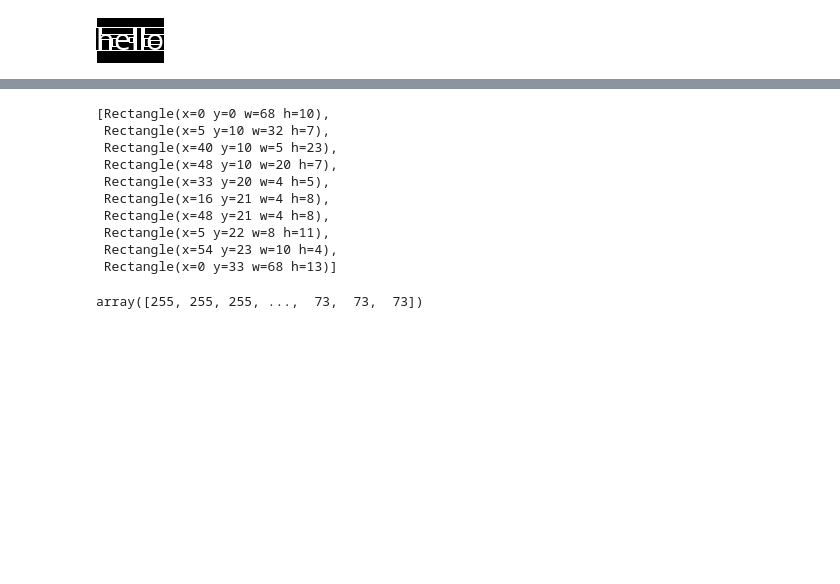
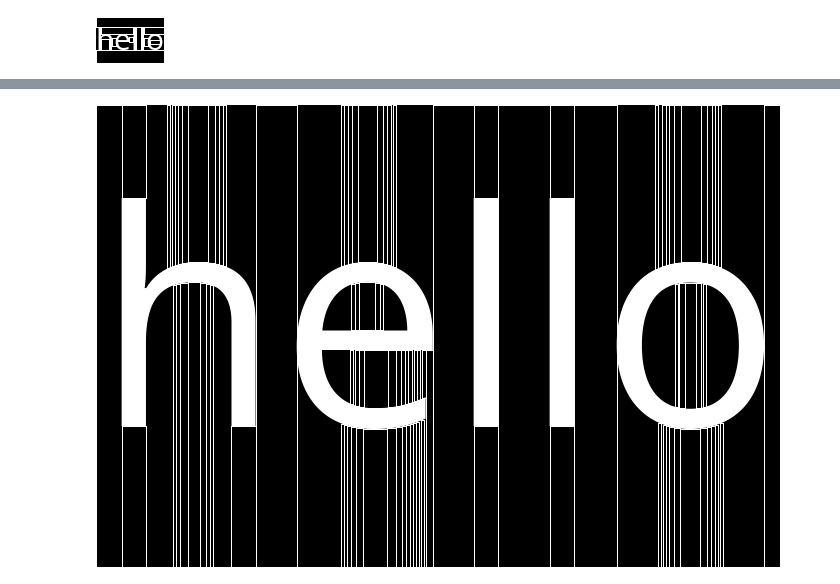
Before and after one commit to jimbarrett27/wrdcld, a Jupyter notebook: space_filling_experiments.ipynb, the cells around one changed output, grey strips where cells are left out. Drawn from its saved outputs; the diff is of its cells as text; code cells hidden in the pictures; blank space fills up the shorter version.

```diff
--- a/space_filling_experiments.ipynb
+++ b/space_filling_experiments.ipynb
@@ -181,18 +226,19 @@ rectangles
 # %%
-rectangles
+
+
+rotated_rectangles = []
+for rectangle in rectangles:
+    rotated_rectangles.append(Rectangle(
+        x=rectangle.y,
+        y=img_data.shape[1] - (rectangle.x + rectangle.width) ,
+        width=rectangle.height,
+        height=rectangle.width
+    ))
+
+for rectangle in rotated_rectangles:
+    tmp_canvas.rectangle(rectangle.xyrb)
-# %% [output]
-[Rectangle(x=0 y=0 w=68 h=10),
- Rectangle(x=5 y=10 w=32 h=7),
- Rectangle(x=40 y=10 w=5 h=23),
- Rectangle(x=48 y=10 w=20 h=7),
- Rectangle(x=33 y=20 w=4 h=5),
- Rectangle(x=16 y=21 w=4 h=8),
- Rectangle(x=48 y=21 w=4 h=8),
- Rectangle(x=5 y=22 w=8 h=11),
- Rectangle(x=54 y=23 w=10 h=4),
- Rectangle(x=0 y=33 w=68 h=13)]
 # %%
-np.array(tmp_img.getdata())[:,0]
+tmp_img
 # %% [output]
-array([255, 255, 255, ...,  73,  73,  73])
+[figure, added]
 # %%
```
Also changed, not shown: parts of 5 cells of this notebook, 3 other files.
